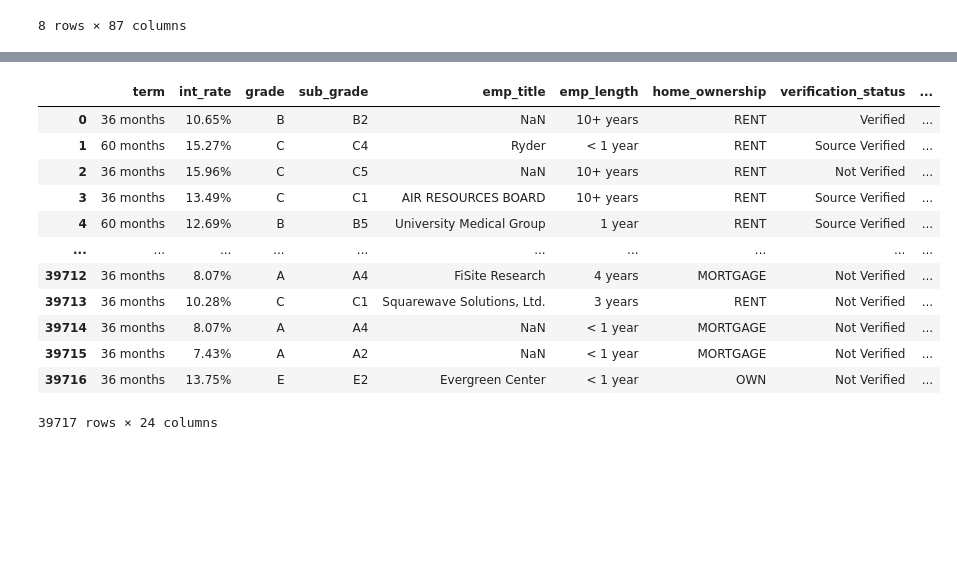
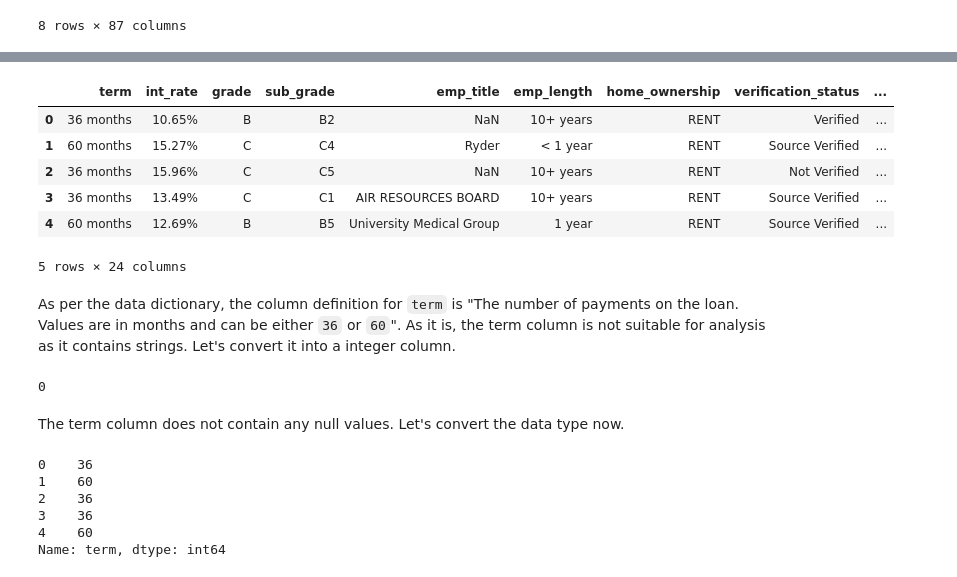
Before and after one commit to cyberpirate92/lending-club-case-study, a Jupyter notebook: Lending Club Case Study.ipynb, the cells around one changed output, grey strips where cells are left out. Drawn from its saved outputs; the diff is of its cells as text; code cells hidden in the pictures; blank space fills up the shorter version.

```diff
--- a/Lending Club Case Study.ipynb
+++ b/Lending Club Case Study.ipynb
@@ -99,8 +37,9 @@ for i in range(0, loan_data.shape[1]):
 # %%
-# remove all columns that don't have any data
-loan_data_cleaned = loan_data.drop(empty_columns, axis='columns')
+# Drop columns that are completely empty
+loan_data.dropna(axis='columns', how='all', inplace=True)
 
-loan_data_cleaned
+# Verify column count
+loan_data.head(5)
 # %% [output]
 |  | id | member_id | loan_amnt | funded_amnt | funded_amnt_inv | term | int_rate | installment | grade | ... |
 | 0 | 1077501 | 1296599 | 5000 | 5000 | 4975.0 | 36 months | 10.65% | 162.87 | B | ... |
@@ -118,16 +76,19 @@ loan_data_cleaned
 # %%
-loan_data_cleaned.select_dtypes('object')
+loan_data.select_dtypes('object').head(5)
 # %% [output]
 |  | term | int_rate | grade | sub_grade | emp_title | emp_length | home_ownership | verification_status | ... |
 | 0 | 36 months | 10.65% | B | B2 | NaN | 10+ years | RENT | Verified | ... |
 | 1 | 60 months | 15.27% | C | C4 | Ryder | < 1 year | RENT | Source Verified | ... |
 | 2 | 36 months | 15.96% | C | C5 | NaN | 10+ years | RENT | Not Verified | ... |
 | 3 | 36 months | 13.49% | C | C1 | AIR RESOURCES BOARD | 10+ years | RENT | Source Verified | ... |
 | 4 | 60 months | 12.69% | B | B5 | University Medical Group | 1 year | RENT | Source Verified | ... |
-| ... | ... | ... | ... | ... | ... | ... | ... | ... | ... |
-| 39712 | 36 months | 8.07% | A | A4 | FiSite Research | 4 years | MORTGAGE | Not Verified | ... |
-| 39713 | 36 months | 10.28% | C | C1 | Squarewave Solutions, Ltd. | 3 years | RENT | Not Verified | ... |
-| 39714 | 36 months | 8.07% | A | A4 | NaN | < 1 year | MORTGAGE | Not Verified | ... |
-| 39715 | 36 months | 7.43% | A | A2 | NaN | < 1 year | MORTGAGE | Not Verified | ... |
-| 39716 | 36 months | 13.75% | E | E2 | Evergreen Center | < 1 year | OWN | Not Verified | ... |
-39717 rows × 24 columns
+5 rows × 24 columns
+# %% [markdown]
+As per the data dictionary, the column definition for `term` is "The number of payments on the loan. Values are in months and can be either `36` or `60`". As it is, the term column is not suitable for analysis as it contains strings. Let's convert it into a integer column.
+# %%
+# Check if the term column has any empty values
+loan_data.term.isna().sum()
+# %% [output]
+0
+# %% [markdown]
+The term column does not contain any null values. Let's convert the data type now.
@@ -133,0 +97,10 @@ loan_data_cleaned.select_dtypes('object')
+# %%
+# Verify that the data type is correct
+loan_data.term.head(5)
+# %% [output]
+0    36
+1    60
+2    36
+3    36
+4    60
+Name: term, dtype: int64
```
Also changed, not shown: parts of 13 cells of this notebook.
